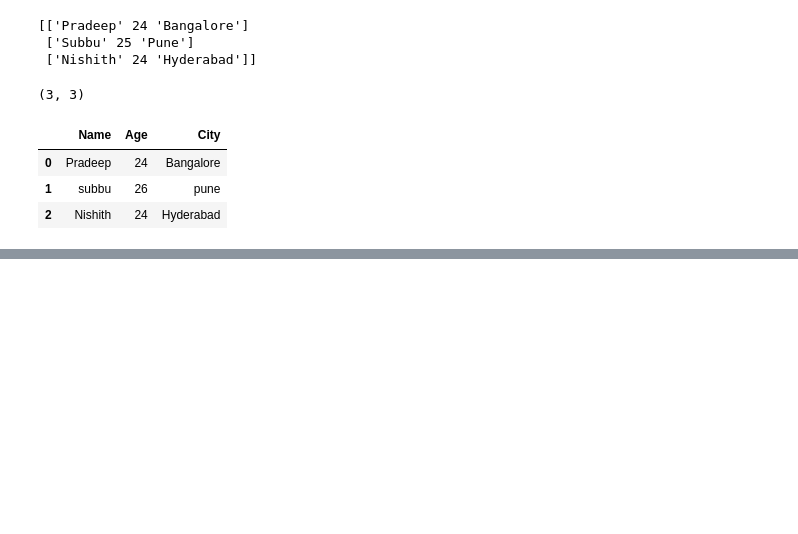
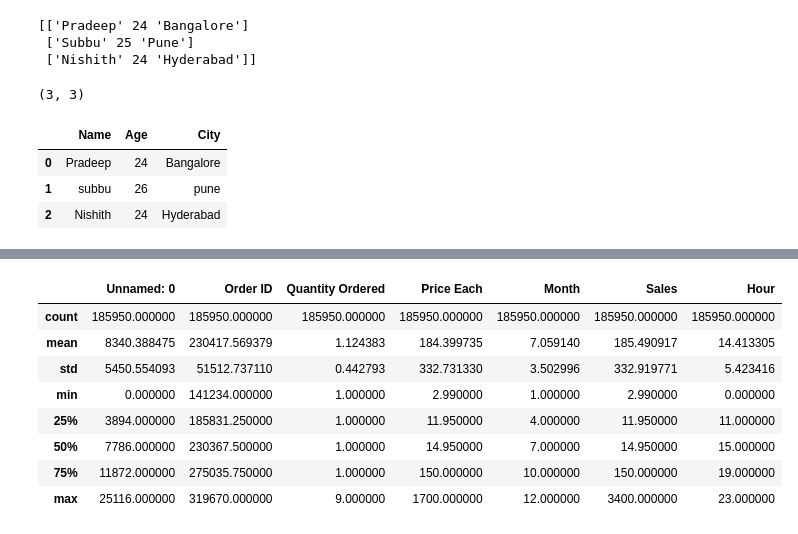
Before and after one commit to pradeepoffl/python, a Jupyter notebook: 11.Data Analysis with python/11.2-Pandas.ipynb, the cells around one changed output, grey strips where cells are left out. Drawn from its saved outputs; the diff is of its cells as text; code cells hidden in the pictures; blank space fills up the shorter version.

```diff
--- a/11.Data Analysis with python/11.2-Pandas.ipynb
+++ b/11.Data Analysis with python/11.2-Pandas.ipynb
@@ -114,0 +208,12 @@ df.tail(5) # Displaying the last 5 rows of the data
+# %%
+df.describe()
+# %% [output]
+|  | Unnamed: 0 | Order ID | Quantity Ordered | Price Each | Month | Sales | Hour |
+| count | 185950.000000 | 185950.000000 | 185950.000000 | 185950.000000 | 185950.000000 | 185950.000000 | 185950.000000 |
+| mean | 8340.388475 | 230417.569379 | 1.124383 | 184.399735 | 7.059140 | 185.490917 | 14.413305 |
+| std | 5450.554093 | 51512.737110 | 0.442793 | 332.731330 | 3.502996 | 332.919771 | 5.423416 |
+| min | 0.000000 | 141234.000000 | 1.000000 | 2.990000 | 1.000000 | 2.990000 | 0.000000 |
+| 25% | 3894.000000 | 185831.250000 | 1.000000 | 11.950000 | 4.000000 | 11.950000 | 11.000000 |
+| 50% | 7786.000000 | 230367.500000 | 1.000000 | 14.950000 | 7.000000 | 14.950000 | 15.000000 |
+| 75% | 11872.000000 | 275035.750000 | 1.000000 | 150.000000 | 10.000000 | 150.000000 | 19.000000 |
+| max | 25116.000000 | 319670.000000 | 9.000000 | 1700.000000 | 12.000000 | 3400.000000 | 23.000000 |
```
Also changed, not shown: parts of 12 cells of this notebook.
